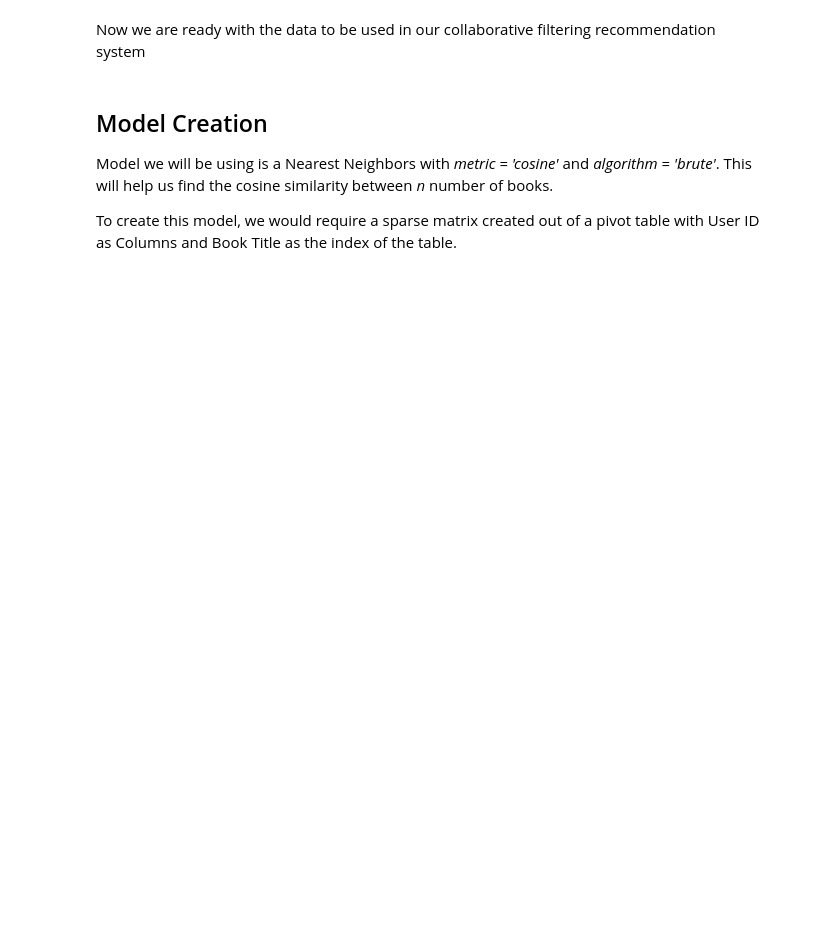
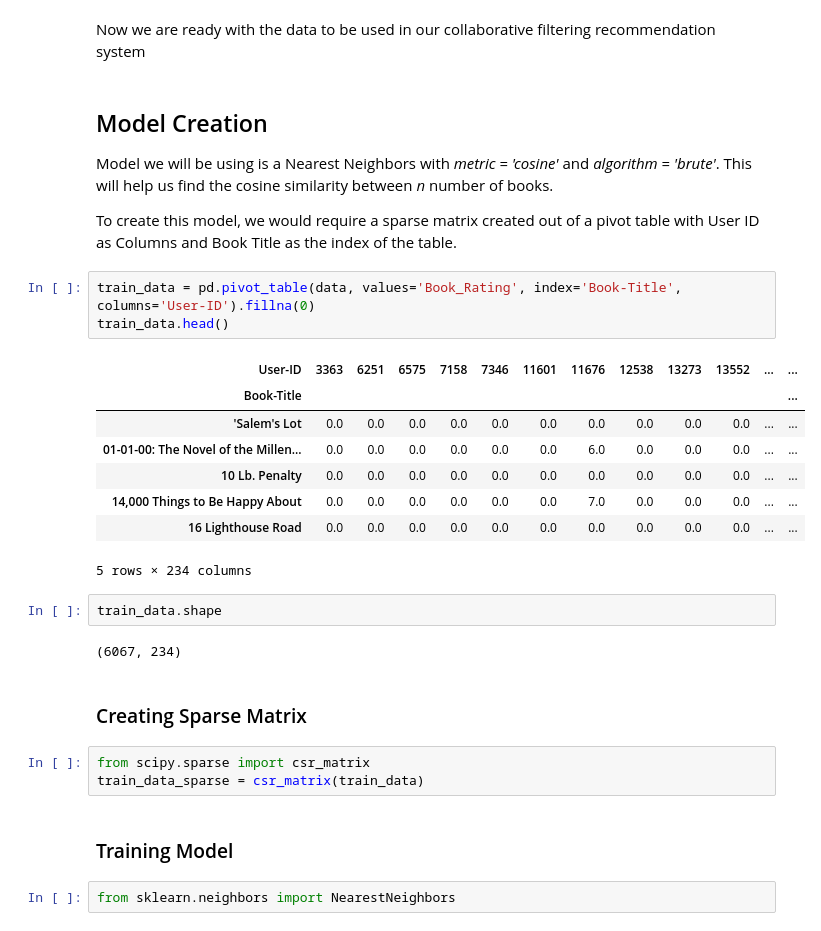
Before and after one commit to notaryanramani/recommendation-system, a Jupyter notebook: Books_Recommender.ipynb, the cells around one changed output. Cells and saved outputs as stored; diff of their text form; blank space fills up the shorter version.

Commit message:
Created Books Recommender Model

```diff
--- a/Books_Recommender.ipynb
+++ b/Books_Recommender.ipynb
@@ -317,3 +329,28 @@ Now we are ready with the data to be used in our collaborative filtering recomme
 Model we will be using is a Nearest Neighbors with *metric = 'cosine'* and *algorithm = 'brute'*. This will help us find the cosine similarity between *n* number of books.
 
 To create this model, we would require a sparse matrix created out of a pivot table with User ID as Columns and Book Title as the index of the table.
+# %%
+train_data = pd.pivot_table(data, values='Book_Rating', index='Book-Title', columns='User-ID').fillna(0)
+train_data.head()
+# %% [output]
+| User-ID | 3363 | 6251 | 6575 | 7158 | 7346 | 11601 | 11676 | 12538 | 13273 | 13552 | ... | ... |
+| Book-Title |  |  |  |  |  |  |  |  |  |  |  | ... |
+| 'Salem's Lot | 0.0 | 0.0 | 0.0 | 0.0 | 0.0 | 0.0 | 0.0 | 0.0 | 0.0 | 0.0 | ... | ... |
+| 01-01-00: The Novel of the Millen... | 0.0 | 0.0 | 0.0 | 0.0 | 0.0 | 0.0 | 6.0 | 0.0 | 0.0 | 0.0 | ... | ... |
+| 10 Lb. Penalty | 0.0 | 0.0 | 0.0 | 0.0 | 0.0 | 0.0 | 0.0 | 0.0 | 0.0 | 0.0 | ... | ... |
+| 14,000 Things to Be Happy About | 0.0 | 0.0 | 0.0 | 0.0 | 0.0 | 0.0 | 7.0 | 0.0 | 0.0 | 0.0 | ... | ... |
+| 16 Lighthouse Road | 0.0 | 0.0 | 0.0 | 0.0 | 0.0 | 0.0 | 0.0 | 0.0 | 0.0 | 0.0 | ... | ... |
+5 rows × 234 columns
+# %%
+train_data.shape
+# %% [output]
+(6067, 234)
+# %% [markdown]
+### Creating Sparse Matrix
+# %%
+from scipy.sparse import csr_matrix
+train_data_sparse = csr_matrix(train_data)
+# %% [markdown]
+### Training Model
+# %%
+from sklearn.neighbors import NearestNeighbors
```
Also changed, not shown: parts of 12 cells of this notebook, 1 other file.
